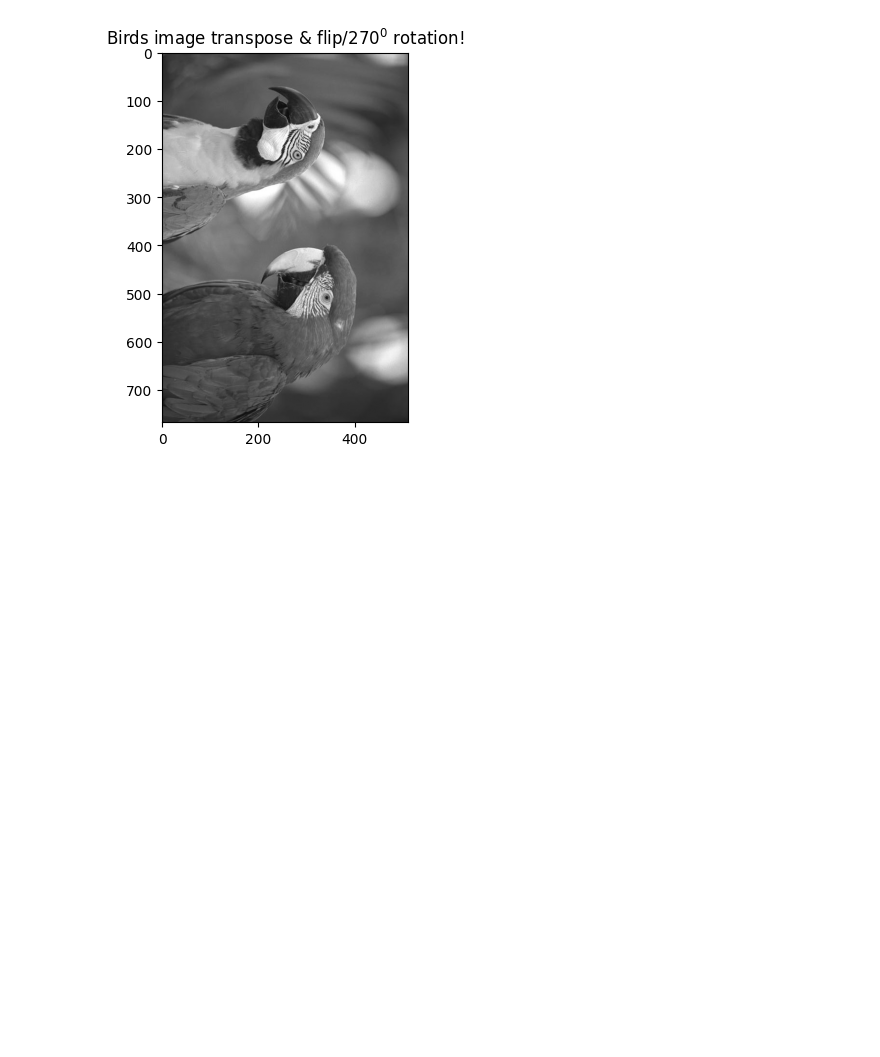
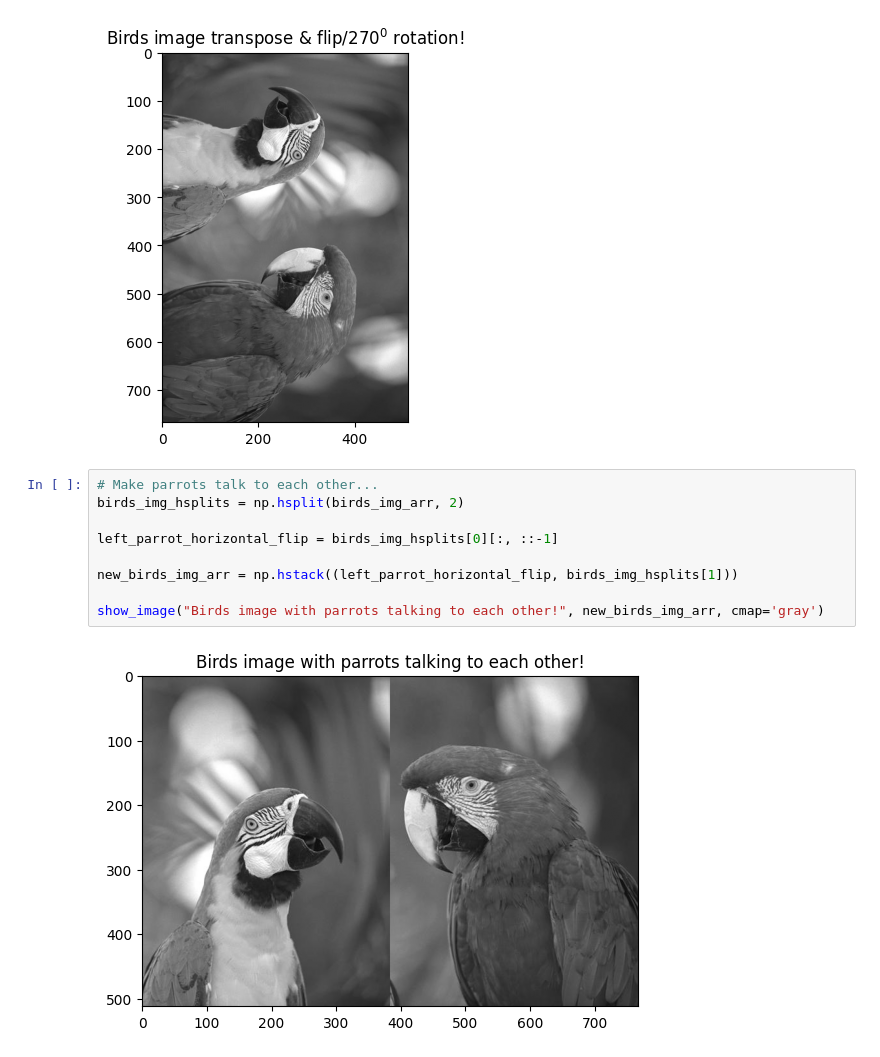
Before and after one commit to venkatbabukr/AllProjects, a Jupyter notebook: Scaler/Modules/Numpy_Buzz_Terms,_Nuances.ipynb, the cells around one changed output. Drawn from its saved outputs; the diff is of its cells as text; blank space fills up the shorter version.

```diff
--- a/Scaler/Modules/Numpy_Buzz_Terms,_Nuances.ipynb
+++ b/Scaler/Modules/Numpy_Buzz_Terms,_Nuances.ipynb
@@ -918,3 +1047,14 @@ show_image("Birds image transpose & flip/$270^0$ rotation!", birds_img_transpose
 [figure]
 [figure]
 [figure]
+# %%
+# Make parrots talk to each other...
+birds_img_hsplits = np.hsplit(birds_img_arr, 2)
+
+left_parrot_horizontal_flip = birds_img_hsplits[0][:, ::-1]
+
+new_birds_img_arr = np.hstack((left_parrot_horizontal_flip, birds_img_hsplits[1]))
+
+show_image("Birds image with parrots talking to each other!", new_birds_img_arr, cmap='gray')
+# %% [output]
+[figure, added]
```
Also changed, not shown: parts of 6 cells of this notebook.
